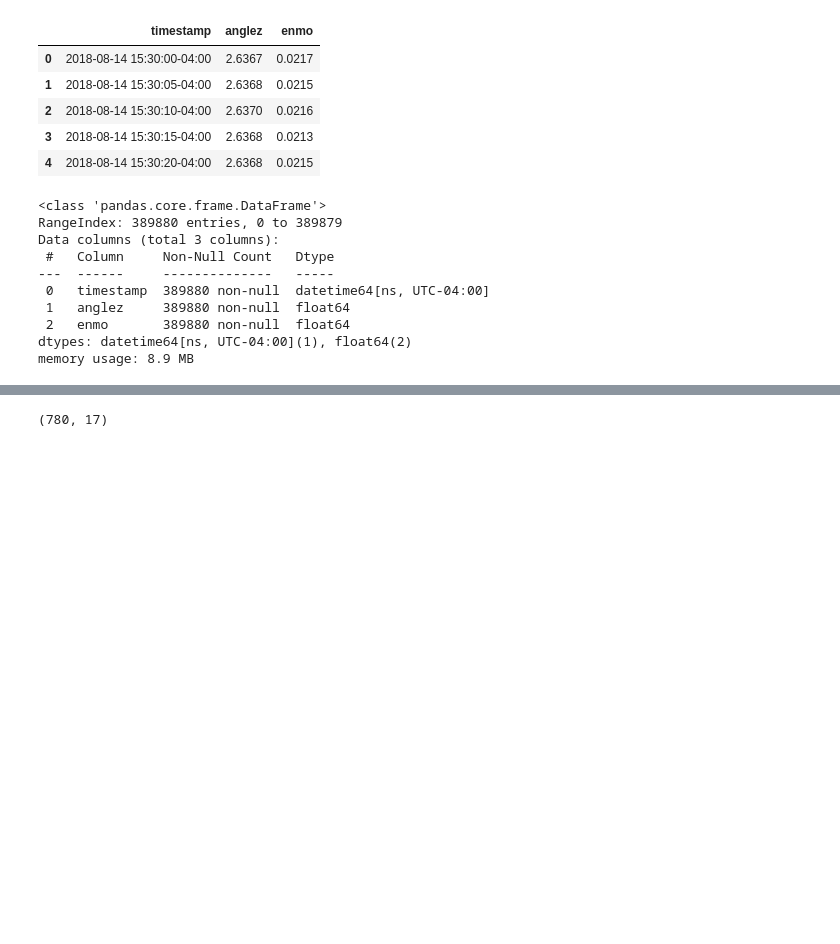
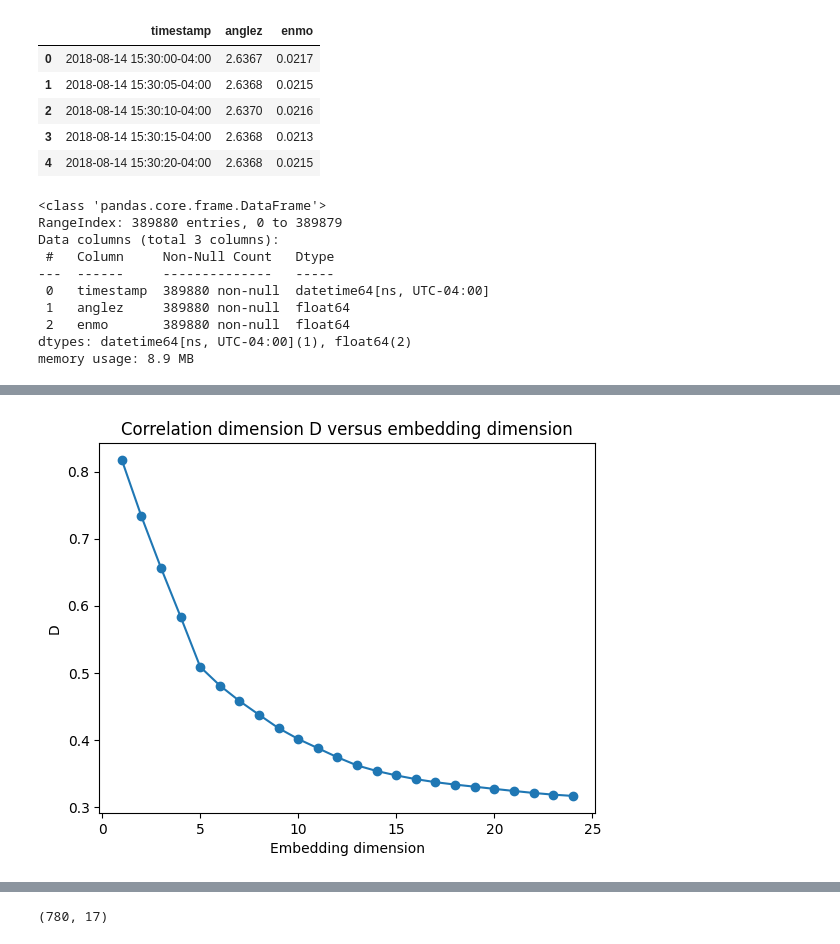
Before and after one commit to Felecort/TDA_Uni, a Jupyter notebook: src/topology-child-mind-institute.ipynb, the cells around one changed output, grey strips where cells are left out. Saved outputs shown, nothing was run; the diff lists cells and outputs as text; code cells hidden in the pictures; blank space fills up the shorter version.

```diff
--- a/src/topology-child-mind-institute.ipynb
+++ b/src/topology-child-mind-institute.ipynb
@@ -108,3 +129,23 @@ fig.show()
+# %%
+def get_corr_dims(data, dims: list[int]) -> list[int]:
+    corr_dims_list = []
+    for embd_dim in tqdm(dims):
+        corr_dim = nolds.corr_dim(data, embd_dim)
+        corr_dims_list.append(corr_dim)
+    return corr_dims_list
+# %%
+# Calculates the correlation dimension with the Grassberger-Procaccia algorithm
+embd_dims_list = list(range(1, 25))
+corr_dims = get_corr_dims(anglez_series, embd_dims_list)
+
+
+plt.plot(embd_dims_list, corr_dims, 'o-')
+plt.xlabel("Embedding dimension")
+plt.ylabel("D")
+plt.title("Correlation dimension D versus embedding dimension")
+plt.show()
+# %% [output]
+[figure, added]
 # %%
 takens_embedding_optimal_parameters(anglez_series, max_time_delay=50, max_dimension=30,  n_jobs=1)
 # %% [output]
```
Also changed, not shown: parts of 21 cells of this notebook.
